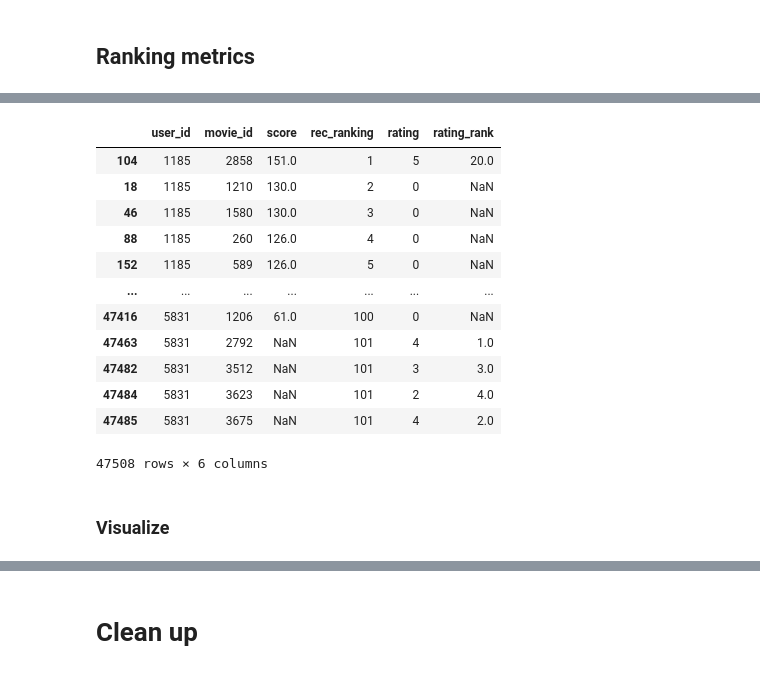
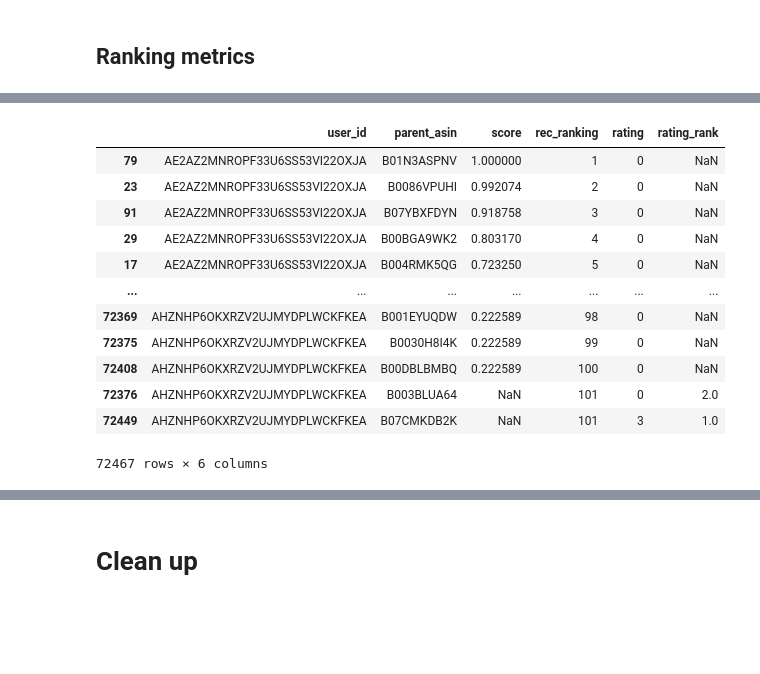
Before and after one commit to dvquy13/reco-algo, a Jupyter notebook: notebooks/010-baseline-popular.ipynb, the cells around one changed output, grey strips where cells are left out. Saved outputs shown, nothing was run; the diff lists cells and outputs as text; code cells hidden in the pictures; blank space fills up the shorter version.

```diff
--- a/notebooks/010-baseline-popular.ipynb
+++ b/notebooks/010-baseline-popular.ipynb
@@ -83,5 +91,5 @@ print(args.model_dump_json(indent=2))
 # %% [markdown]
 # Prep data
 # %%
-train_df = pd.read_parquet("../data/train.parquet")
-val_df = pd.read_parquet("../data/val.parquet")
+train_df = pd.read_parquet("../data/train_features_neg_df.parquet")
+val_df = pd.read_parquet("../data/val_features_neg_df.parquet")
@@ -122,14 +128,13 @@ popular_items_df
 # %%
 recommendations_df = (
-    val_df[[user_col]].drop_duplicates().assign(tmp=1)
-    .pipe(lambda df: pd.merge(
-        df,
-        popular_items_df.assign(tmp=1),
-        on='tmp',
-        how='left'
-    ))
-    .rename(columns={'size': 'score'})
-    [[user_col, item_col, 'score', 'rec_ranking']]
+    val_df[[args.user_col]]
+    .drop_duplicates()
+    .assign(tmp=1)
+    .pipe(
+        lambda df: pd.merge(
+            df, top_popular_items_df.assign(tmp=1), on="tmp", how="left"
+        )
+    )[[args.user_col, args.item_col, "score", "rec_ranking"]]
 )
 
 recommendations_df
@@ -156,4 +159,10 @@ from src.eval import create_label_df, merge_recs_with_target
 # %%
-label_df = create_label_df(val_df, user_col=user_col, item_col=item_col, rating_col=rating_col, timestamp_col=timestamp_col)
+label_df = create_label_df(
+    val_df,
+    user_col=args.user_col,
+    item_col=args.item_col,
+    rating_col=args.rating_col,
+    timestamp_col=args.timestamp_col,
+)
 label_df
 # %% [output]
@@ -173,19 +182,24 @@ label_df
 # %%
-eval_df = merge_recs_with_target(recommendations_df, label_df, k=args.top_K, user_col=user_col, item_col=item_col, rating_col=rating_col)
+eval_df = merge_recs_with_target(
+    recommendations_df,
+    label_df,
+    k=args.top_K,
+    user_col=args.user_col,
+    item_col=args.item_col,
+    rating_col=args.rating_col,
+)
 eval_df
 # %% [output]
-|  | user_id | movie_id | score | rec_ranking | rating | rating_rank |
-| 104 | 1185 | 2858 | 151.0 | 1 | 5 | 20.0 |
-| 18 | 1185 | 1210 | 130.0 | 2 | 0 | NaN |
-| 46 | 1185 | 1580 | 130.0 | 3 | 0 | NaN |
-| 88 | 1185 | 260 | 126.0 | 4 | 0 | NaN |
-| 152 | 1185 | 589 | 126.0 | 5 | 0 | NaN |
+|  | user_id | parent_asin | score | rec_ranking | rating | rating_rank |
+| 79 | AE2AZ2MNROPF33U6SS53VI22OXJA | B01N3ASPNV | 1.000000 | 1 | 0 | NaN |
+| 23 | AE2AZ2MNROPF33U6SS53VI22OXJA | B0086VPUHI | 0.992074 | 2 | 0 | NaN |
+| 91 | AE2AZ2MNROPF33U6SS53VI22OXJA | B07YBXFDYN | 0.918758 | 3 | 0 | NaN |
+| 29 | AE2AZ2MNROPF33U6SS53VI22OXJA | B00BGA9WK2 | 0.803170 | 4 | 0 | NaN |
+| 17 | AE2AZ2MNROPF33U6SS53VI22OXJA | B004RMK5QG | 0.723250 | 5 | 0 | NaN |
 | ... | ... | ... | ... | ... | ... | ... |
-| 47416 | 5831 | 1206 | 61.0 | 100 | 0 | NaN |
-| 47463 | 5831 | 2792 | NaN | 101 | 4 | 1.0 |
-| 47482 | 5831 | 3512 | NaN | 101 | 3 | 3.0 |
-| 47484 | 5831 | 3623 | NaN | 101 | 2 | 4.0 |
-| 47485 | 5831 | 3675 | NaN | 101 | 4 | 2.0 |
+| 72369 | AHZNHP6OKXRZV2UJMYDPLWCKFKEA | B001EYUQDW | 0.222589 | 98 | 0 | NaN |
+| 72375 | AHZNHP6OKXRZV2UJMYDPLWCKFKEA | B0030H8I4K | 0.222589 | 99 | 0 | NaN |
+| 72408 | AHZNHP6OKXRZV2UJMYDPLWCKFKEA | B00DBLBMBQ | 0.222589 | 100 | 0 | NaN |
+| 72376 | AHZNHP6OKXRZV2UJMYDPLWCKFKEA | B003BLUA64 | NaN | 101 | 0 | 2.0 |
+| 72449 | AHZNHP6OKXRZV2UJMYDPLWCKFKEA | B07CMKDB2K | NaN | 101 | 3 | 1.0 |
-47508 rows × 6 columns
+72467 rows × 6 columns
-# %% [markdown]
-### Visualize
```
Also changed, not shown: parts of 19 cells of this notebook, 33 other files.
